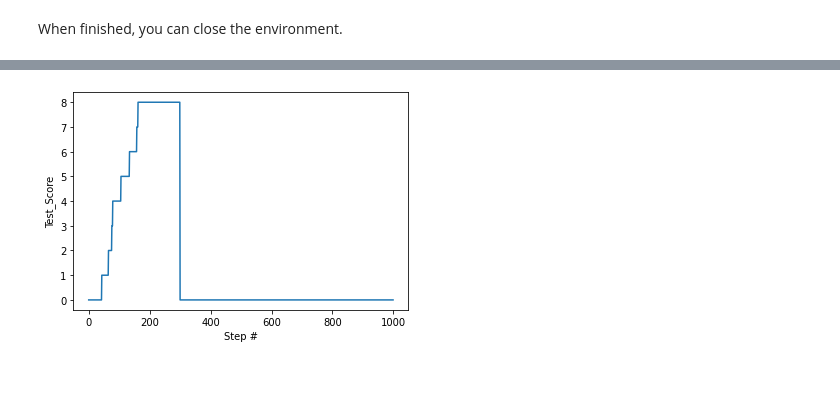
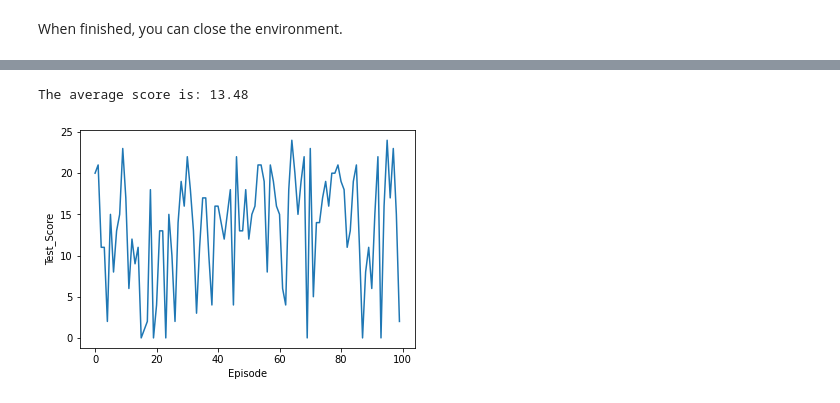
Before and after one commit to nkquynh98/DRL-Navigation, a Jupyter notebook: Navigation.ipynb, the cells around one changed output, grey strips where cells are left out. Cells and saved outputs as stored; diff of their text form; code cells hidden in the pictures; blank space fills up the shorter version.

```diff
--- a/Navigation.ipynb
+++ b/Navigation.ipynb
@@ -180,0 +195,5 @@ Test the agent with built and trained DQN network
+# %%
+if os.path.isfile('Checkpoint_DQN.pth'):
+    agent.qnetwork_local.load_state_dict(torch.load('Checkpoint_DQN.pth'))
+    agent.qnetwork_target.load_state_dict(torch.load('Checkpoint_DQN.pth'))
+    print("Loaded the previous saved network")
@@ -181,30 +202,35 @@ Test the agent with built and trained DQN network
 # %%
-env_info = env.reset(train_mode=False)[brain_name] # reset the environment
-state = env_info.vector_observations[0]            # get the current state
-test_score = 0                                          # initialize the score
-testing_steps = 1000
-test_scores = np.zeros(testing_steps)
-for i in range(testing_steps):
-    action = action = agent.act(state)      # select an action
-    env_info = env.step(action)[brain_name]        # send the action to the environment
-    next_state = env_info.vector_observations[0]   # get the next state
-    reward = env_info.rewards[0]                   # get the reward
-    done = env_info.local_done[0]                  # see if episode has finished
-    test_score += reward                           # update the score
-    test_scores[i] = test_score
-    state = next_state                             # roll over the state to next time step
-    if done:                                       # exit loop if episode finished
-        break
+test_eps = 100
+test_scores = []
+for eps in range(test_eps):
+    env_info = env.reset(train_mode=True)[brain_name] # reset the environment
+    state = env_info.vector_observations[0]            # get the current state
+    test_score = 0                                          # initialize the score
+    testing_steps = 1000
+    for i in range(testing_steps):
+        action = action = agent.act(state)      # select an action
+        env_info = env.step(action)[brain_name]        # send the action to the environment
+        next_state = env_info.vector_observations[0]   # get the next state
+        reward = env_info.rewards[0]                   # get the reward
+        done = env_info.local_done[0]                  # see if episode has finished
+        test_score += reward                           # update the score
+        state = next_state                             # roll over the state to next time step
+        if done:                                       # exit loop if episode finished
+            break
+
+    test_scores.append(test_score)
 
 #print("Score: {}".format(score))
 # plot the scores
+print("The average score is: {:.2f}".format(np.mean(test_scores)))
 fig2 = plt.figure()
 ax = fig2.add_subplot(111)
-plt.plot(np.arange(testing_steps), test_scores)
+plt.plot(np.arange(test_eps), test_scores)
 plt.ylabel('Test_Score')
-plt.xlabel('Step #')
+plt.xlabel('Episode')
 plt.show()
 # %% [output]
+The average score is: 13.48
-[figure, old version]
+[figure, new version]
 # %%
 env.close()
```
Also changed, not shown: parts of 5 cells of this notebook, 8 other files.
